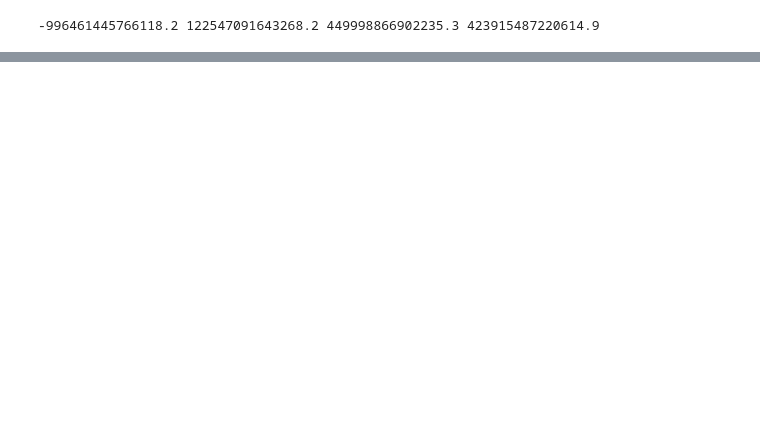
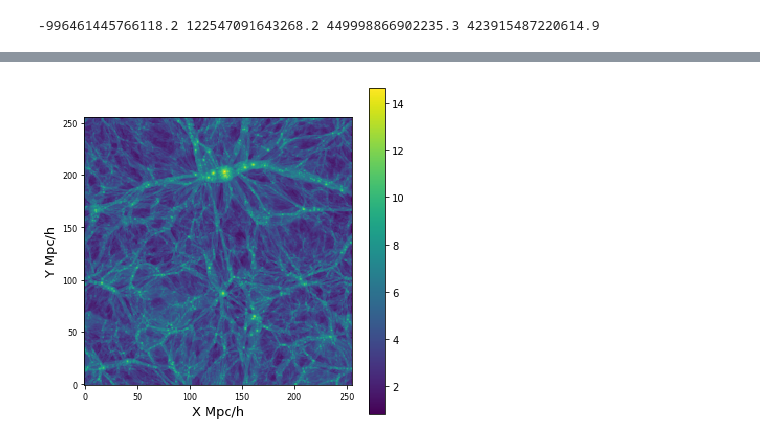
Before and after one commit to linwwwwww/spin-cosmic-web-alignment, a Jupyter notebook: EAGLE_web_devided.ipynb, the cells around one changed output, grey strips where cells are left out. Drawn from its saved outputs; the diff is of its cells as text; code cells hidden in the pictures; blank space fills up the shorter version.

```diff
--- a/EAGLE_web_devided.ipynb
+++ b/EAGLE_web_devided.ipynb
@@ -168,0 +251,46 @@ np.save('/data/dell5/userdir/hy/EAGLEv_256_1.6smooth_0.8Rs_heyi200910.npy',v)
+# %%
+import matplotlib.pyplot as plt
+import numpy as np
+from mpl_toolkits.mplot3d import Axes3D
+N=256
+fil=np.load("/data/dell5/userdir/heyi/EAGLE/5.21_gu_256.npy")
+fil=fil.reshape(N,N,N)
+%matplotlib inline
+fig, ax = plt.subplots(figsize=(6,6))
+a=fil[40:45,:,:]
+#a=fil[:,60:64,:]
+#a=fil[:,:,310:314]
+b=np.max(a,axis=0)
+#x=a.mean(axis=0)
+#plt.imshow(x)
+
+plt.imshow(np.log(b))
+plt.colorbar()
+
+#plt.gca().invert_yaxis()
+#plt.imshow(x,cmap='Greys')
+
+
+font1 = {'family' : 'Times New Roman',
+
+'weight' : 'normal',
+
+'size'   : 14,
+
+}
+font2 = {'family' : 'Times New Roman',
+
+'weight' : 'normal',
+
+'size'   : 13,
+
+}
+ax = plt.gca()
+ax.invert_yaxis()
+ax.tick_params(axis='both', which='major', labelsize=8)
+
+plt.xlabel("X Mpc/h",font2)
+plt.ylabel("Y Mpc/h",font2)
+plt.show()
+# %% [output]
+[figure, added]
```
Also changed, not shown: parts of 11 cells of this notebook, 4 other files.
